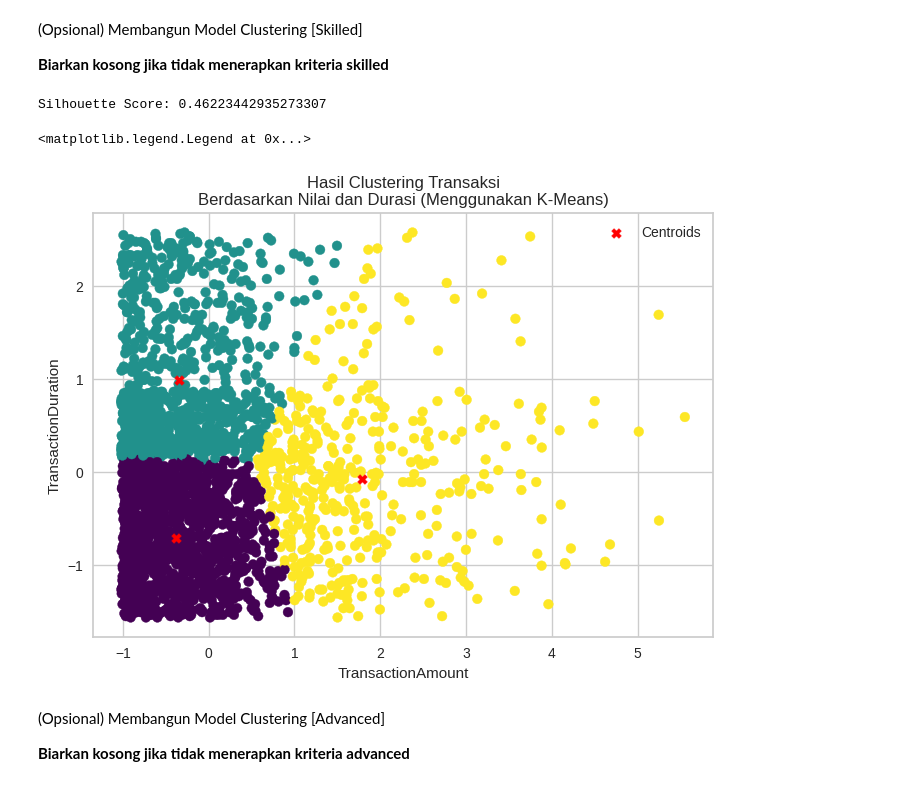
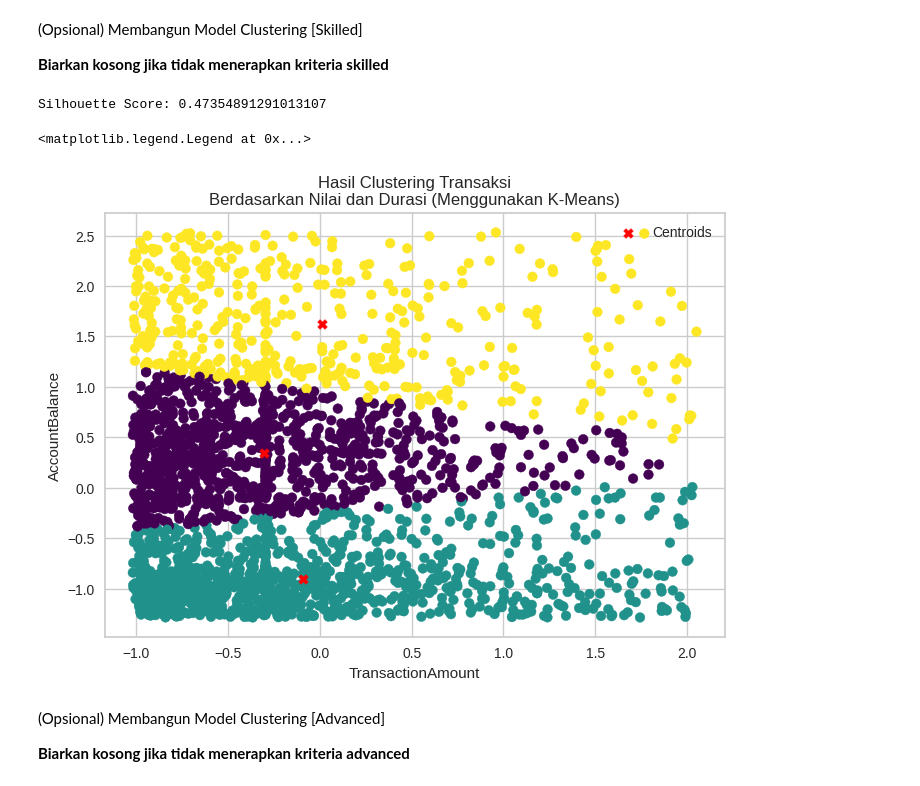
Before and after one commit to Ariqueeezz/Personal_Data_Science_Projects, a Jupyter notebook: ML_BankTransaction/Submission_Akhir_BMLP_Raihan_Ariq_Muzakki.ipynb, the cells around one changed output. Saved outputs shown, nothing was run; the diff lists cells and outputs as text; code cells hidden in the pictures.

```diff
--- a/ML_BankTransaction/Submission_Akhir_BMLP_Raihan_Ariq_Muzakki.ipynb
+++ b/ML_BankTransaction/Submission_Akhir_BMLP_Raihan_Ariq_Muzakki.ipynb
@@ -332,15 +332,16 @@ np.int64(0)
 # %%
 # Melakukan Handling Outlier Data berdasarkan jumlah outlier, apakah menggunakan metode drop atau mengisi nilai tersebut.
 
-q1 = df.quantile(0.25)
-q3 = df.quantile(0.75)
+q1 = df[numeric_features].quantile(0.25)
+q3 = df[numeric_features].quantile(0.75)
 iqr = q3 - q1
 batas_bawah = q1 - 1.5 * iqr
 batas_atas = q3 + 1.5 * iqr
 
-# conditions = ~((df < batas_bawah) | (df > batas_atas)).any(axis=1)
-# df[numeric_features] = df[numeric_features].loc[conditions]
+for col in numeric_features:
+  df[col] = np.where(
+      ((df[col] < batas_bawah[col]) | (df[col] > batas_atas[col])),
+      df[col].median(),
+      df[col])
 
-
-# for col in numeric_features:
-#   df[col] = np.where(((df[col] < batas_bawah[col]) | (df[col] > batas_atas[col])), df[col].median(), df[col])
+df[numeric_features].describe()
@@ -448,29 +459,29 @@ labels = kmeans.labels_
 score = silhouette_score(X, labels)
 print("Silhouette Score:", score)
 # %% [output]
-Silhouette Score: 0.46223442935273307
+Silhouette Score: 0.47354891291013107
 # %%
 # Membuat visualisasi hasil clustering
 x_label = 'TransactionAmount'
-y_label = 'TransactionDuration'
+y_label = 'AccountBalance'
 
 X_visualisasi = df[[x_label, y_label]].values
 
 kmeans_visualisasi = KMeans(n_clusters=3)
 kmeans_visualisasi.fit(X_visualisasi)
 
 labels_visualisasi = kmeans_visualisasi.labels_
 centroids_visualisasi = kmeans_visualisasi.cluster_centers_
 
 plt.scatter(X_visualisasi[:, 0], X_visualisasi[:, 1], c=labels_visualisasi, cmap='viridis')
 plt.scatter(centroids_visualisasi[:, 0], centroids_visualisasi[:, 1], marker='X', color='red', label='Centroids')
 plt.title('Hasil Clustering Transaksi\nBerdasarkan Nilai dan Durasi (Menggunakan K-Means)')
 plt.xlabel(x_label)
 plt.ylabel(y_label)
 plt.legend()
 # %% [output]
 <matplotlib.legend.Legend at 0x...>
-[figure, old version]
+[figure, new version]
 # %% [markdown]
 (Opsional) Membangun Model Clustering [Advanced]
 
```
Also changed, not shown: parts of 12 cells of this notebook.
